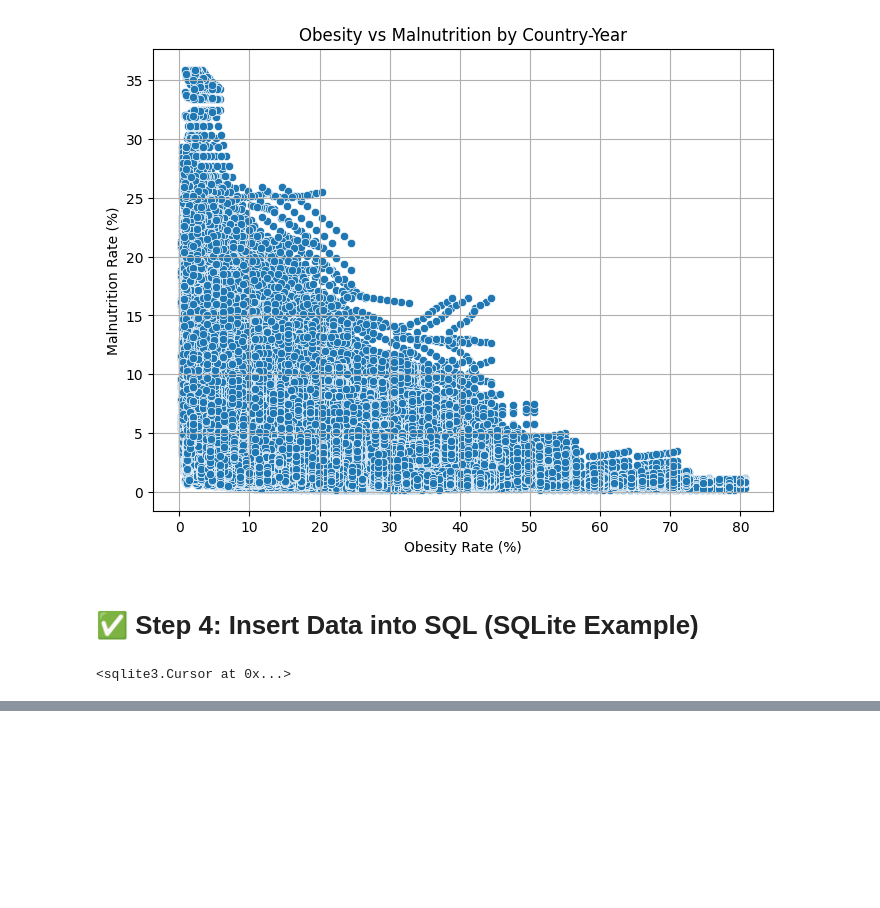
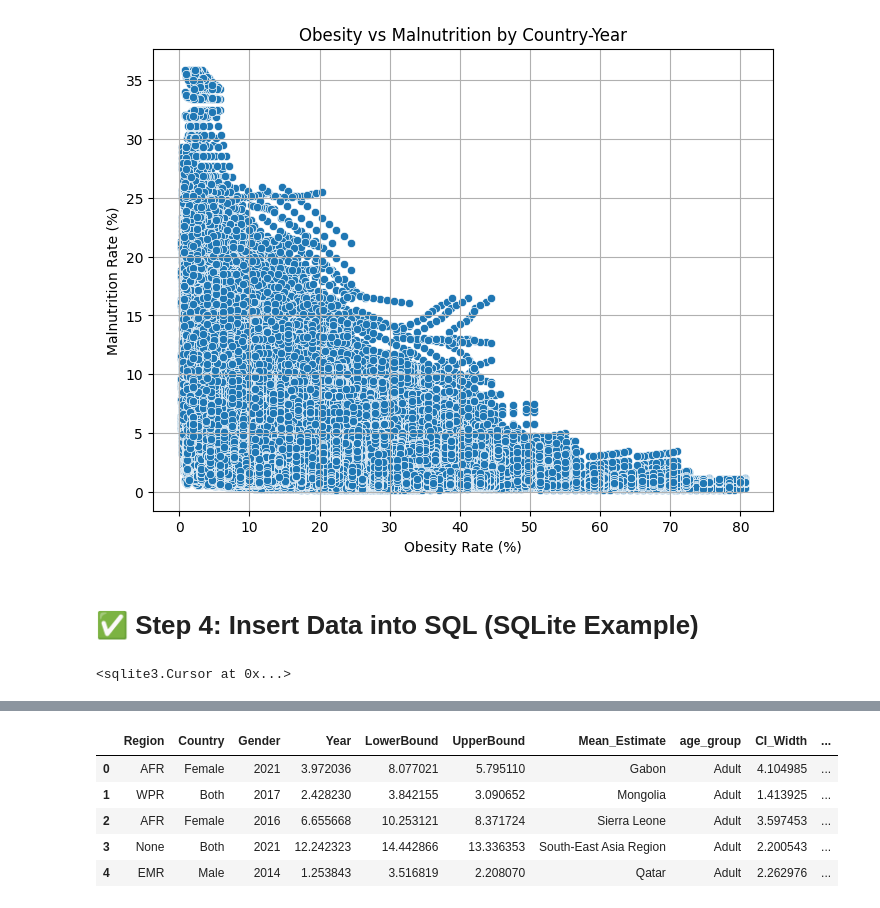
Before and after one commit to ArunK-ML/Project---Nutrition-Paradox-A-Global-View-on-Obesity-and-Malnutrition, a Jupyter notebook: Nutrition_Paradox_Sql.ipynb, the cells around one changed output, grey strips where cells are left out. Saved outputs shown, nothing was run; the diff lists cells and outputs as text; code cells hidden in the pictures; blank space fills up the shorter version.

```diff
--- a/Nutrition_Paradox_Sql.ipynb
+++ b/Nutrition_Paradox_Sql.ipynb
@@ -641,0 +664,22 @@ OperationalError: table obesity has no column named obesity_level
+# %%
+import sqlite3
+import pandas as pd
+
+# Reopen the connection to the database
+conn = sqlite3.connect("health_data.db")
+
+# Load the malnutrition table
+df_malnutrition_sql = pd.read_sql_query("SELECT * FROM malnutrition", conn)
+
+# Close the connection when done
+conn.close()
+
+# Show first 5 rows
+display(df_malnutrition_sql.head())
+# %% [output]
+|  | Region | Country | Gender | Year | LowerBound | UpperBound | Mean_Estimate | age_group | CI_Width | ... |
+| 0 | AFR | Female | 2021 | 3.972036 | 8.077021 | 5.795110 | Gabon | Adult | 4.104985 | ... |
+| 1 | WPR | Both | 2017 | 2.428230 | 3.842155 | 3.090652 | Mongolia | Adult | 1.413925 | ... |
+| 2 | AFR | Female | 2016 | 6.655668 | 10.253121 | 8.371724 | Sierra Leone | Adult | 3.597453 | ... |
+| 3 | None | Both | 2021 | 12.242323 | 14.442866 | 13.336353 | South-East Asia Region | Adult | 2.200543 | ... |
+| 4 | EMR | Male | 2014 | 1.253843 | 3.516819 | 2.208070 | Qatar | Adult | 2.262976 | ... |
```
Also changed, not shown: parts of 5 cells of this notebook.
